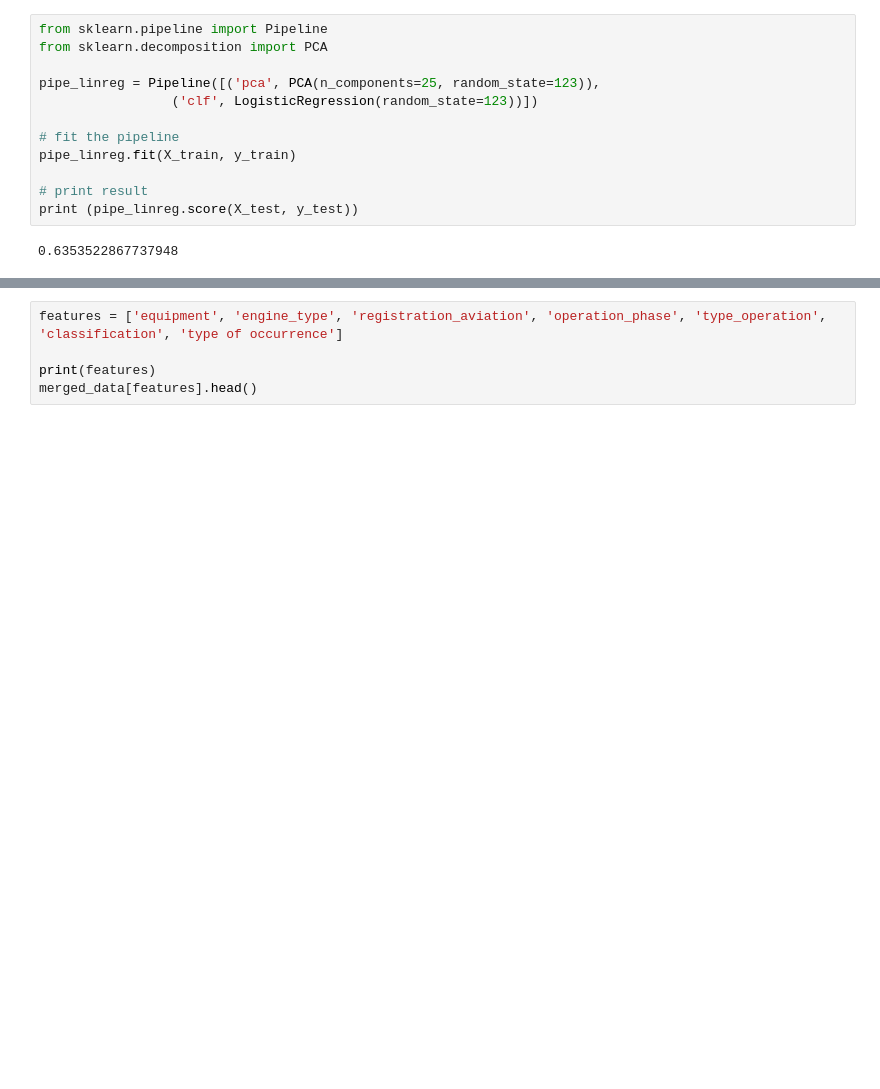
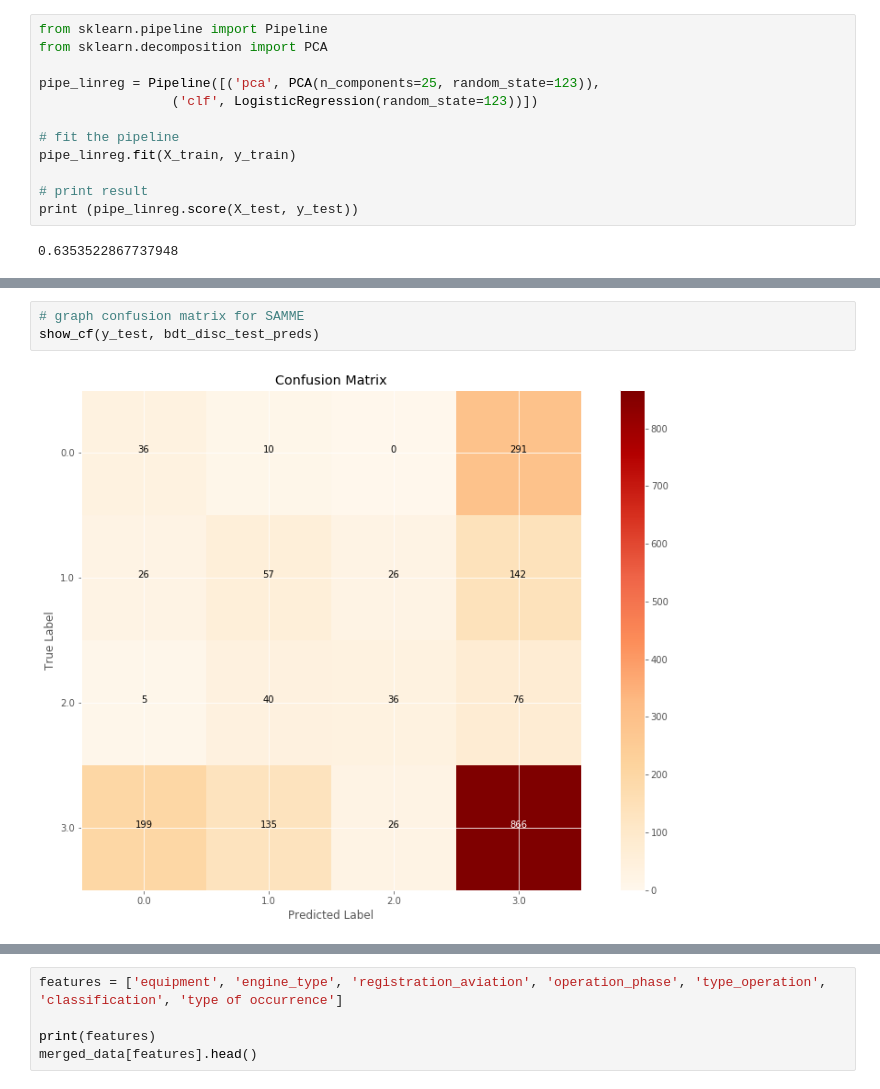
Before and after one commit to jenylmurdock/dsc-5-capstone-project-online-ds-pt-011419, a Jupyter notebook: student.ipynb, the cells around one changed output, grey strips where cells are left out. Drawn from its saved outputs; the diff is of its cells as text; blank space fills up the shorter version.

```diff
--- a/student.ipynb
+++ b/student.ipynb
@@ -1441,0 +1617,5 @@ print (pipe_linreg.score(X_test, y_test))
+# %%
+# graph confusion matrix for SAMME
+show_cf(y_test, bdt_disc_test_preds)
+# %% [output]
+[figure, added]
```
Also changed, not shown: parts of 66 cells of this notebook.
